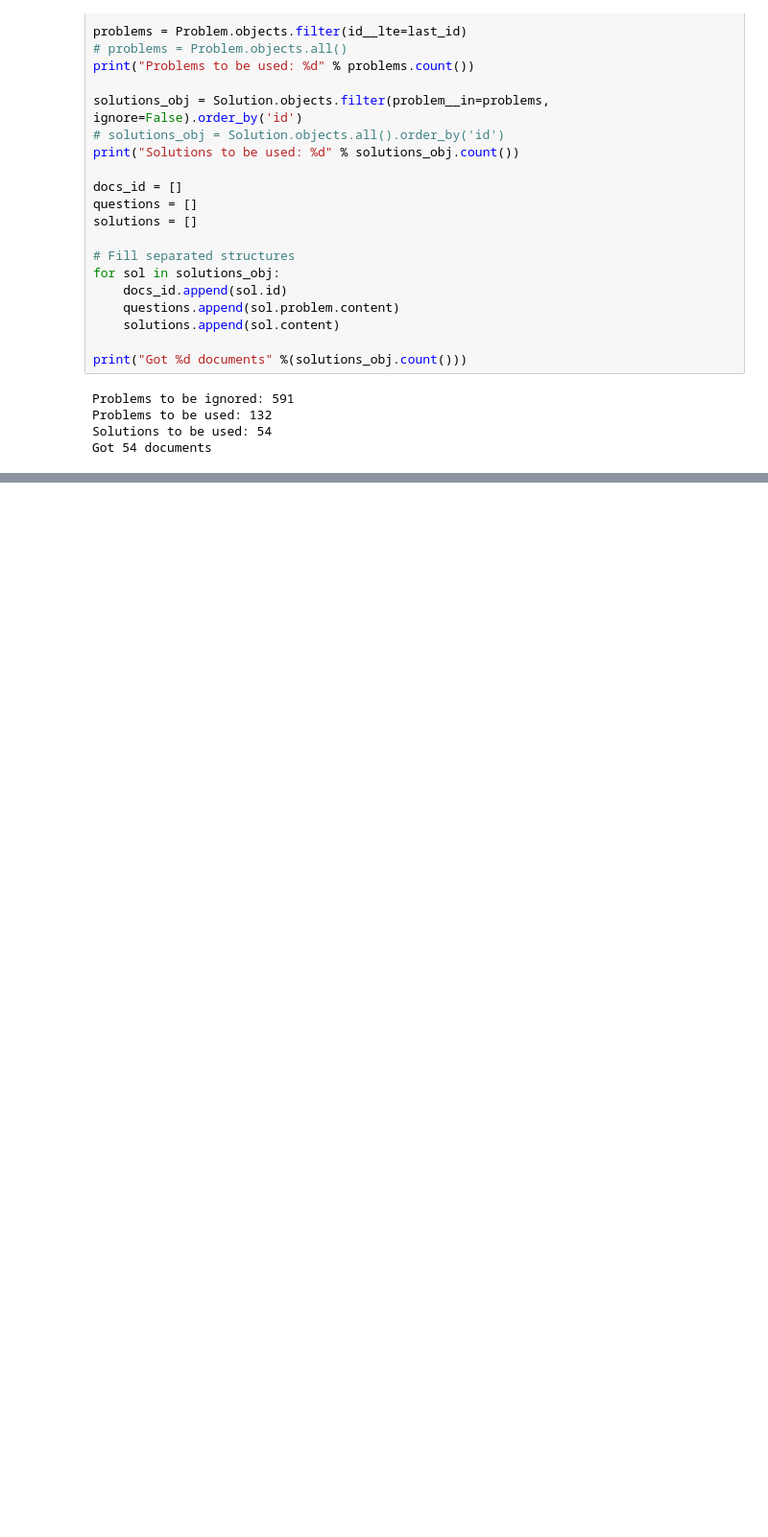
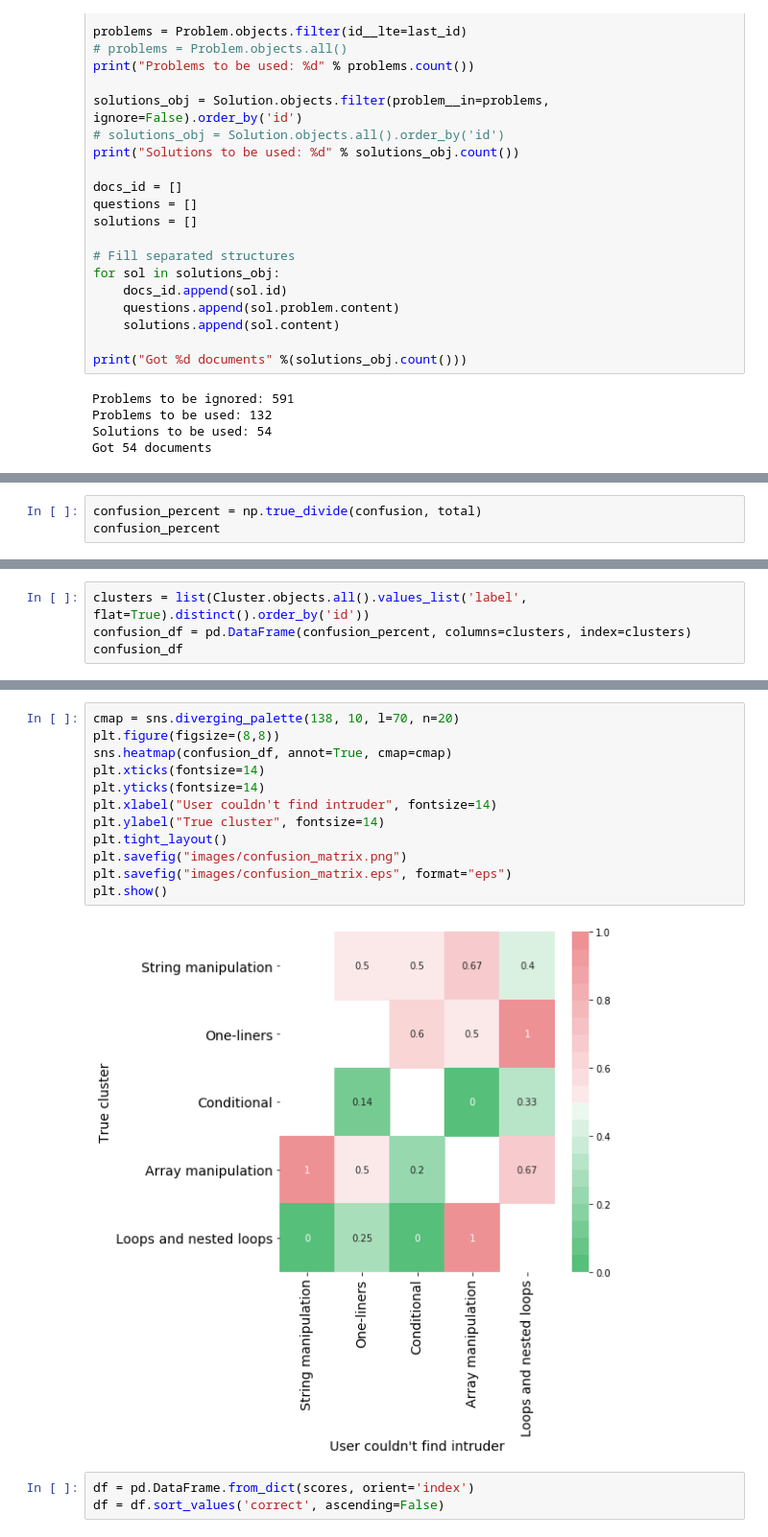
Before and after one commit to MachineTeachingEdu/machine-teaching, a Jupyter notebook: machineteaching/2019_05_28 - Concept Validation.ipynb, the cells around one changed output, grey strips where cells are left out. Shown at 96% size. Cells and saved outputs as stored; diff of their text form; blank space fills up the shorter version.

```diff
--- a/machineteaching/2019_05_28 - Concept Validation.ipynb
+++ b/machineteaching/2019_05_28 - Concept Validation.ipynb
@@ -80,0 +141,3 @@ for cluster in clusters:
+# %%
+confusion_percent = np.true_divide(confusion, total)
+confusion_percent
@@ -80,0 +150,4 @@ for cluster in clusters:
+# %%
+clusters = list(Cluster.objects.all().values_list('label', flat=True).distinct().order_by('id'))
+confusion_df = pd.DataFrame(confusion_percent, columns=clusters, index=clusters)
+confusion_df
@@ -80,0 +161,17 @@ for cluster in clusters:
+# %%
+cmap = sns.diverging_palette(138, 10, l=70, n=20)
+plt.figure(figsize=(8,8))
+sns.heatmap(confusion_df, annot=True, cmap=cmap)
+plt.xticks(fontsize=14)
+plt.yticks(fontsize=14)
+plt.xlabel("User couldn't find intruder", fontsize=14)
+plt.ylabel("True cluster", fontsize=14)
+plt.tight_layout()
+plt.savefig("images/confusion_matrix.png")
+plt.savefig("images/confusion_matrix.eps", format="eps")
+plt.show()
+# %% [output]
+[figure, added]
+# %%
+df = pd.DataFrame.from_dict(scores, orient='index')
+df = df.sort_values('correct', ascending=False)
```
Also changed, not shown: parts of 10 cells of this notebook, 12 other files.
